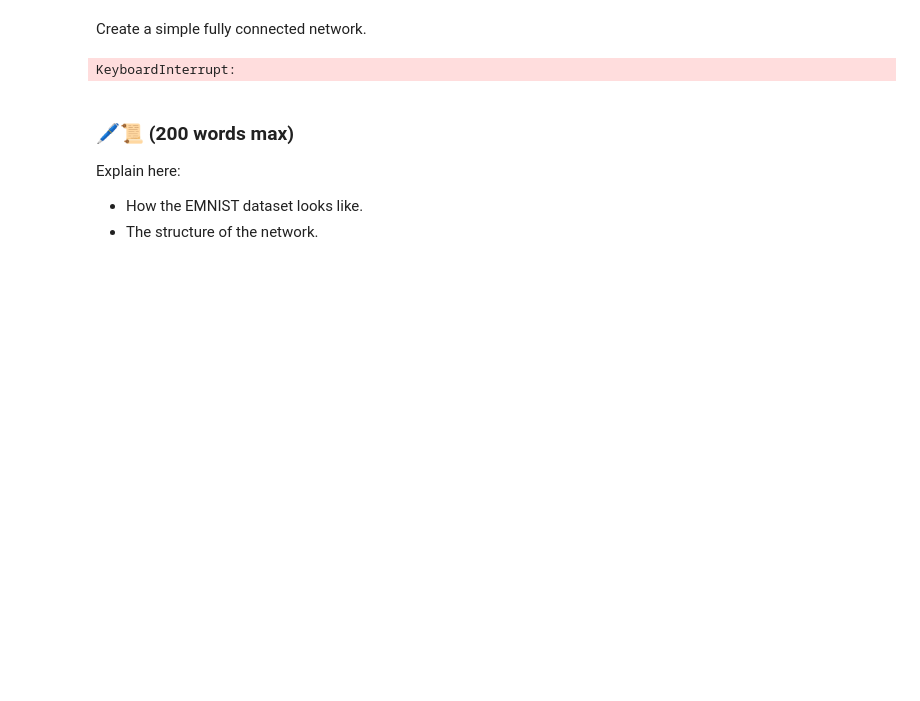
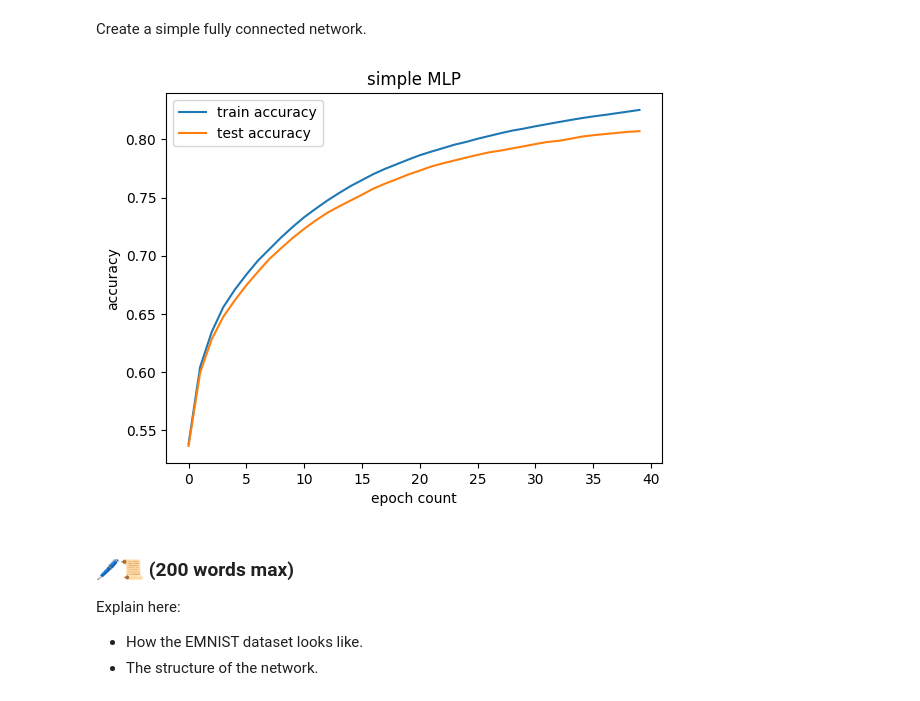
Before and after one commit to magdapyznarska/Neural_computing, a Jupyter notebook: practical_assignment_archive/assignment.ipynb, the cells around one changed output. Drawn from its saved outputs; the diff is of its cells as text; code cells hidden in the pictures; blank space fills up the shorter version.

```diff
--- a/practical_assignment_archive/assignment.ipynb
+++ b/practical_assignment_archive/assignment.ipynb
@@ -200,7 +200,7 @@ class SimpleFCNetwork(nn.Module):
         x = self.fc2(x) # get output. No need to apply softmax because cross entropy does this.
         return x
 # %%
-def evaluate(model, loader) -> float:
+def evaluate(model, loader) -> None:
     """Method to evaluate the model on the test dataset.
 
     Args:
@@ -210,18 +210,16 @@ def evaluate(model, loader) -> float:
     Returns:
         float: The accuracy
     """
-    model.eval()
     correct = 0
     total = 0
-    with t.no_grad():
-        for images, labels in loader: # looping through batches.
-            output = model.forward(x=images.flatten(start_dim=1))
-            predicted = output.argmax(dim=1)
+    for images, labels in loader: # looping through batches.
+        output = model.forward(x=images.flatten(start_dim=1))
+        predicted = output.argmax(dim=1)
 
-            correct += (predicted == labels).sum().item()
-            total += labels.size(0)
-        accuracy = correct / total
-        return accuracy
+        correct += (predicted == labels).sum().item()
+        total += labels.size(0)
+    accuracy = correct / total
+    return accuracy
 
 def train_one_epoch(model, train_loader, optimizer, loss_fn):
     """Performs a single training epoch over the entire dataset.
@@ -313,15 +311,14 @@ def accuracy_curve(model_name, accuracies):
 # %%
 t.backends.cudnn.benchmark = False
 t.backends.cudnn.deterministic = True
 t.manual_seed(42)
 model = SimpleFCNetwork()
 optimizer = optim.SGD(model.parameters(), lr=0.01)
 loss_fn = nn.CrossEntropyLoss()
 model, accuracies = train_num_epochs_and_track_accuracies(model, DataLoader(training_data, batch_size=64), DataLoader(test_data, batch_size=64), optimizer, loss_fn, 40)
 accuracy_curve("simple MLP", accuracies)
-t.save(model.state_dict(), "MLP.pt")
 # %% [output]
-KeyboardInterrupt:
+[figure, added]
 # %% [markdown]
 ### 🖊️📜 (200 words max)
 
```
Also changed, not shown: parts of 7 cells of this notebook.
